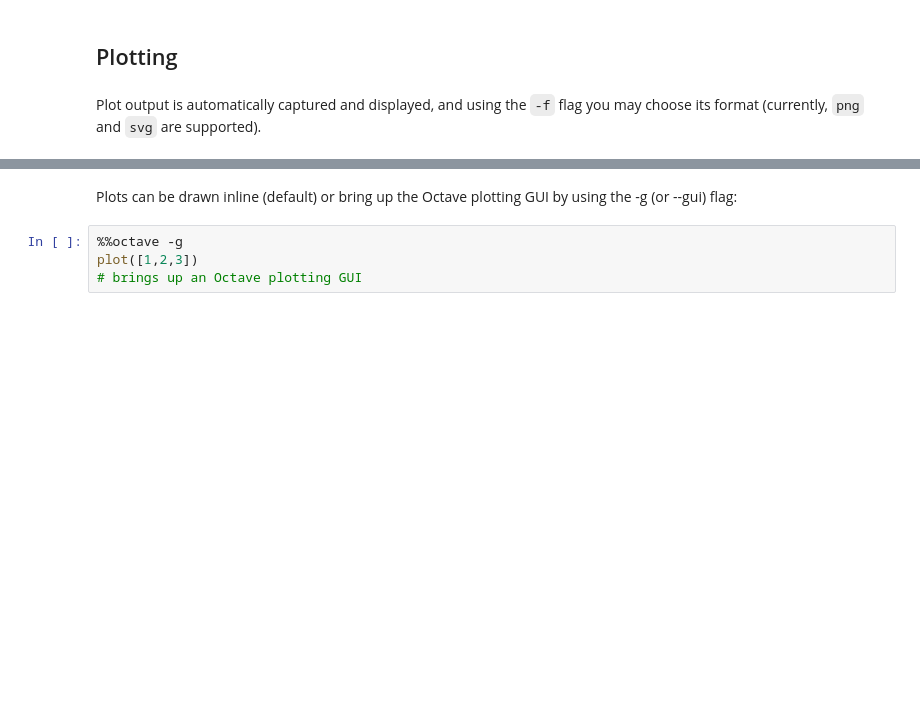
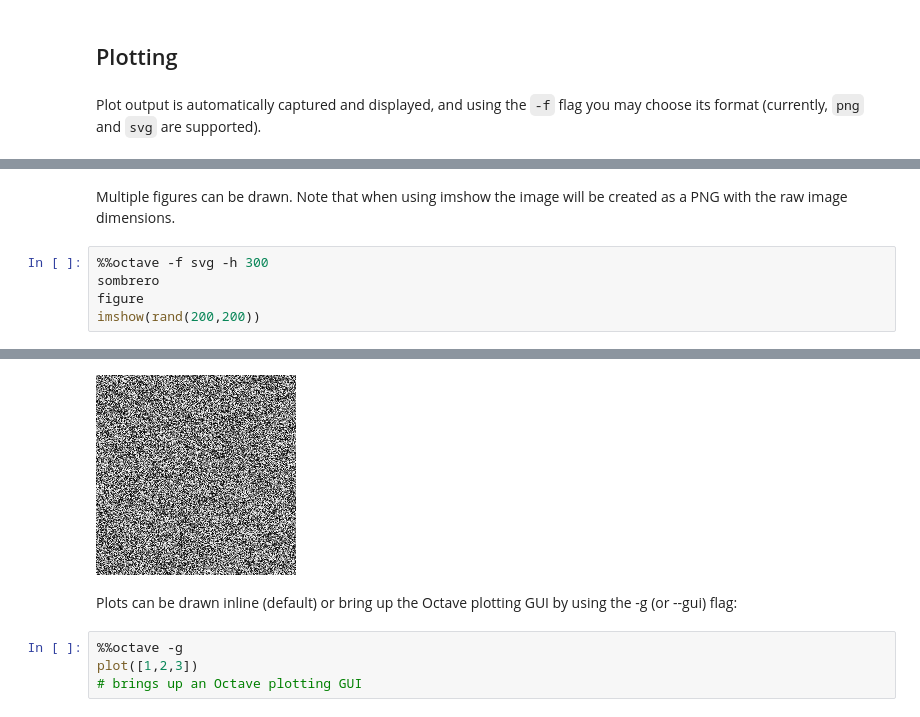
Before and after one commit to blink1073/oct2py, a Jupyter notebook: example/octavemagic_extension.ipynb, the cells around one changed output, grey strips where cells are left out. Saved outputs shown, nothing was run; the diff lists cells and outputs as text; blank space fills up the shorter version.

```diff
--- a/example/octavemagic_extension.ipynb
+++ b/example/octavemagic_extension.ipynb
@@ -86,0 +87,9 @@ sombrero()
+# %% [markdown]
+Multiple figures can be drawn.  Note that when using imshow the image will be created as a PNG with the raw
+image dimensions.
+# %%
+%%octave -f svg -h 300
+sombrero
+figure
+imshow(rand(200,200))
+# %% [output]
@@ -87,3 +97,4 @@ sombrero()
+[figure, added]
 # %% [markdown]
 Plots can be drawn inline (default) or bring up the Octave plotting GUI by using the -g (or --gui) flag:
 # %%
```
Also changed, not shown: parts of 5 cells of this notebook.
